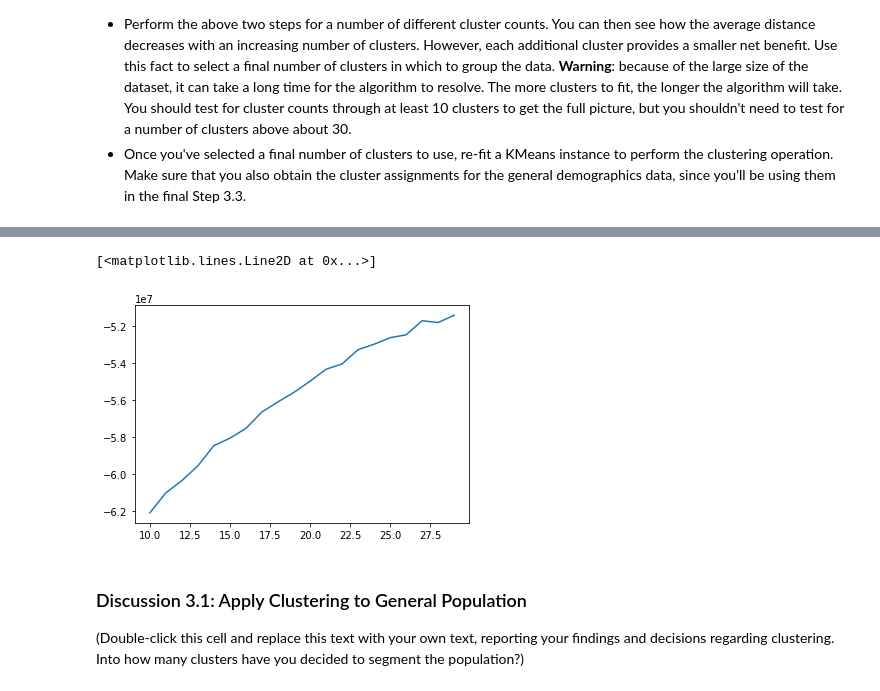
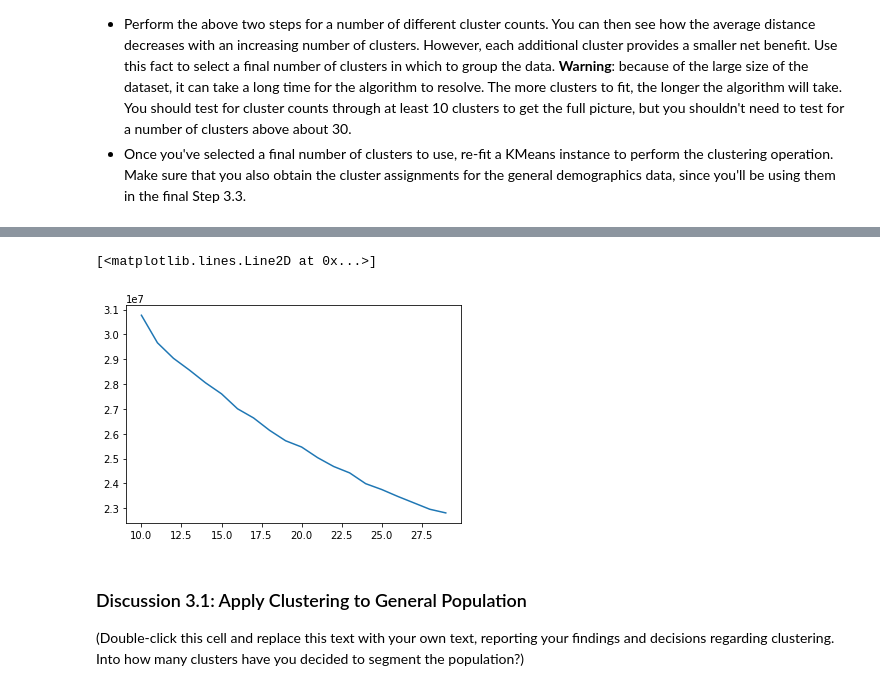
Before and after one commit to denizn/Identify-Customer-Segments, a Jupyter notebook: Identify_Customer_Segments.ipynb, the cells around one changed output, grey strips where cells are left out. Saved outputs shown, nothing was run; the diff lists cells and outputs as text; code cells hidden in the pictures.

```diff
--- a/Identify_Customer_Segments.ipynb
+++ b/Identify_Customer_Segments.ipynb
@@ -530,15 +530,15 @@ azdias_lowmiss_pca = pca.fit_transform(azdias_lowmiss)
 # %%
 # Investigate the variance accounted for by each principal component.
 # Number of components required to maintain %80 variance:
-n_components = min(np.where(np.cumsum(pca.explained_variance_ratio_)>0.8)[0]+1)
+n_components = min(np.where(np.cumsum(pca.explained_variance_ratio_)>0.5)[0]+1)
 
 fig = plt.figure()
 ax = fig.add_axes([0,0,1,1],True)
 ax2 = ax.twinx()
 ax.plot(pca.explained_variance_ratio_, label='Variance',)
 ax2.plot(np.cumsum(pca.explained_variance_ratio_), label='Cumulative Variance',color = 'red');
-ax.set_title('n_components needed for >%80 explained variance: {}'.format(n_components));
+ax.set_title('n_components needed for >%50 explained variance: {}'.format(n_components));
 ax.axvline(n_components, linestyle='dashed', color='grey')
-ax2.axhline(0.8, linestyle='dashed', color='grey')
+ax2.axhline(0.5, linestyle='dashed', color='grey')
 fig.legend(loc=(0.6,0.2));
 # %% [output]
@@ -691,7 +713,7 @@ You've assessed and cleaned the demographics data, then scaled and transformed t
 from sklearn.cluster import KMeans
 # Over a number of different cluster counts...
 kmeans_scores = []
-for i in range(10,30):
+for i in range(10,30,1):
 
     # run k-means clustering on the data and...
     kmeans = KMeans(i)
@@ -724,13 +745,0 @@ for i in range(10,30):
-# %%
-from sklearn.cluster import KMeans
-# Over a number of different cluster counts...
-kmeans_scores = []
-for i in range(10,100):
-
-    # run k-means clustering on the data and...
-    kmeans = KMeans(i)
-    X = kmeans.fit_transform(azdias_lowmiss_pca)
-
-    # compute the average within-cluster distances.
-    print(i,kmeans.score(azdias_lowmiss_pca))
-    kmeans_scores.append(kmeans.score(azdias_lowmiss_pca))
@@ -755,11 +746,11 @@ for i in range(10,100):
 # %%
 # Investigate the change in within-cluster distance across number of clusters.
 # HINT: Use matplotlib's plot function to visualize this relationship.
 
-plt.plot(range(10,100), kmeans_scores)
+plt.plot(range(10,30,1), [abs(x) for x in kmeans_scores])
 # %% [output]
 [<matplotlib.lines.Line2D at 0x...>]
-[figure, old version]
+[figure, new version]
 # %%
 # Re-fit the k-means model with the selected number of clusters and obtain
 # cluster predictions for the general population demographics data.
```
Also changed, not shown: parts of 9 cells of this notebook, 1 other file.
